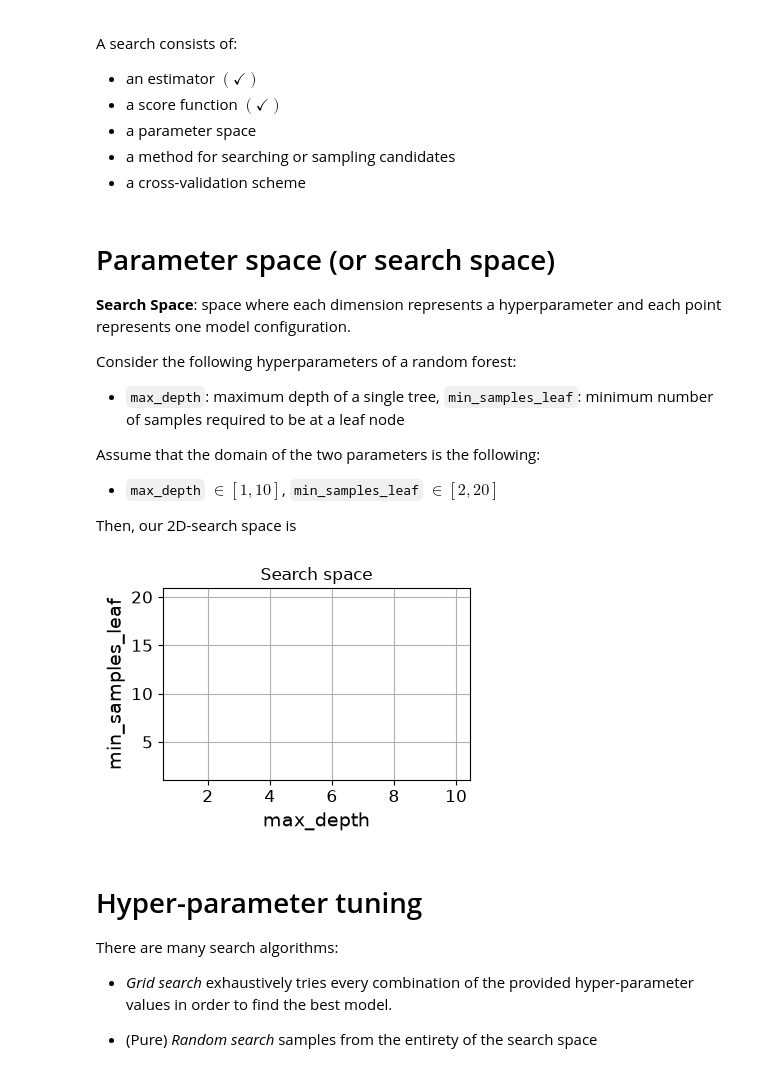
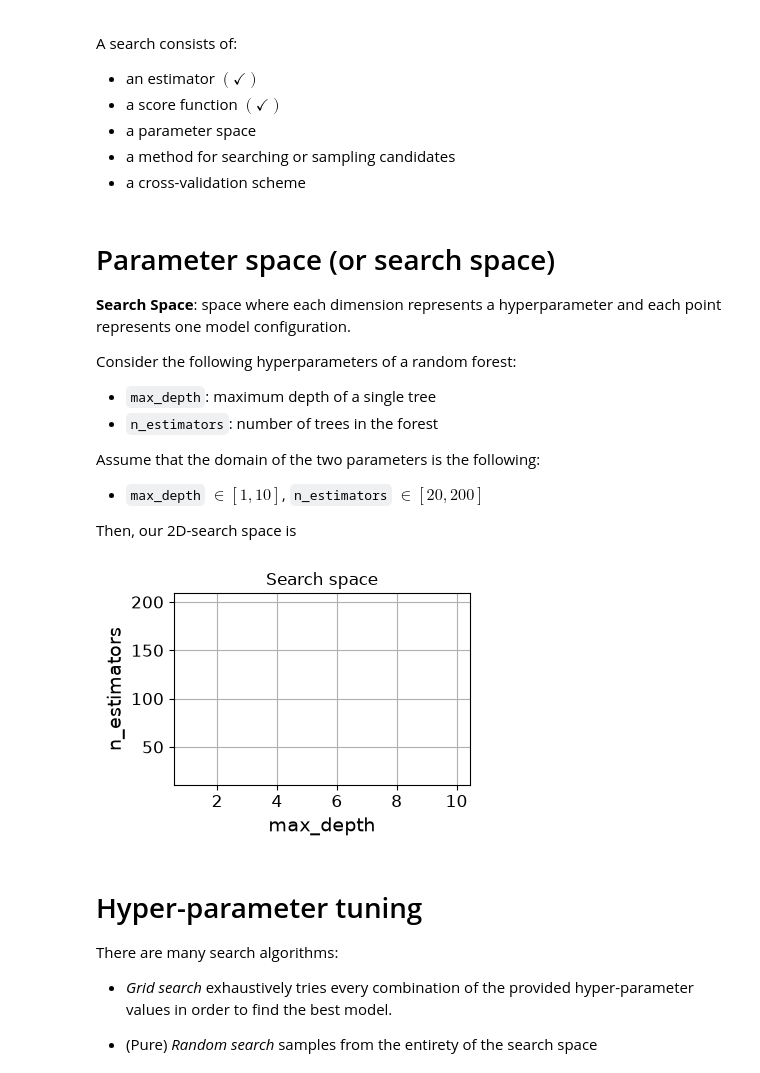
Before and after one commit to w4bo/AA2627-unibo-mldm, a Jupyter notebook: slides/lab-10-modeling.ipynb, the cells around one changed output. Drawn from its saved outputs; the diff is of its cells as text; code cells hidden in the pictures.

```diff
--- a/slides/lab-10-modeling.ipynb
+++ b/slides/lab-10-modeling.ipynb
@@ -349,33 +426,34 @@ A search consists of:
 
 Consider the following hyperparameters of a random forest:
 
-- `max_depth`: maximum depth of a single tree, `min_samples_leaf`: minimum number of samples required to be at a leaf node
+- `max_depth`: maximum depth of a single tree
+- `n_estimators`: number of trees in the forest
 
 Assume that the domain of the two parameters is the following:
 
-- `max_depth` $\in [1, 10]$, `min_samples_leaf` $\in [2, 20]$
+- `max_depth` $\in [1, 10]$, `n_estimators` $\in [20, 200]$
 
 Then, our 2D-search space is
 # %%
 #| echo: false
 
-# Creating a hypothetical 2D dataset of max_depth and min_samples_split
+# Creating a hypothetical 2D dataset of max_depth and n_estimators
 max_depth_range = np.linspace(1, 10, 10)  # 10 values for max_depth
-min_samples_split_range = np.linspace(2, 20, 10)  # 10 values for min_samples_split
+n_estimators_range = np.linspace(20, 200, 10)  # 10 values for n_estimators
 # Generate grid points for grid search
-grid_max_depth, grid_min_split = np.meshgrid(max_depth_range, min_samples_split_range)
-grid_points = np.c_[grid_max_depth.ravel(), grid_min_split.ravel()]
+grid_max_depth, grid_n_estimators = np.meshgrid(max_depth_range, n_estimators_range)
+grid_points = np.c_[grid_max_depth.ravel(), grid_n_estimators.ravel()]
 # Plotting the grid search and random search scatter plots
 fig, ax1 = plt.subplots(1, 1, figsize=(4, 3))
 # Scatter plot for grid search
 ax1.scatter(grid_points[:, 0], grid_points[:, 1], color='white', label='Grid Search Points')
 ax1.set_title('Search space')
 ax1.set_xlabel('max_depth')
-ax1.set_ylabel('min_samples_leaf')
+ax1.set_ylabel('n_estimators')
 ax1.grid(True)
 fig.tight_layout()
 # %% [output]
-[figure, old version]
+[figure, new version]
 # %% [markdown]
 # Hyper-parameter tuning
 
```
Also changed, not shown: parts of 21 cells of this notebook.
